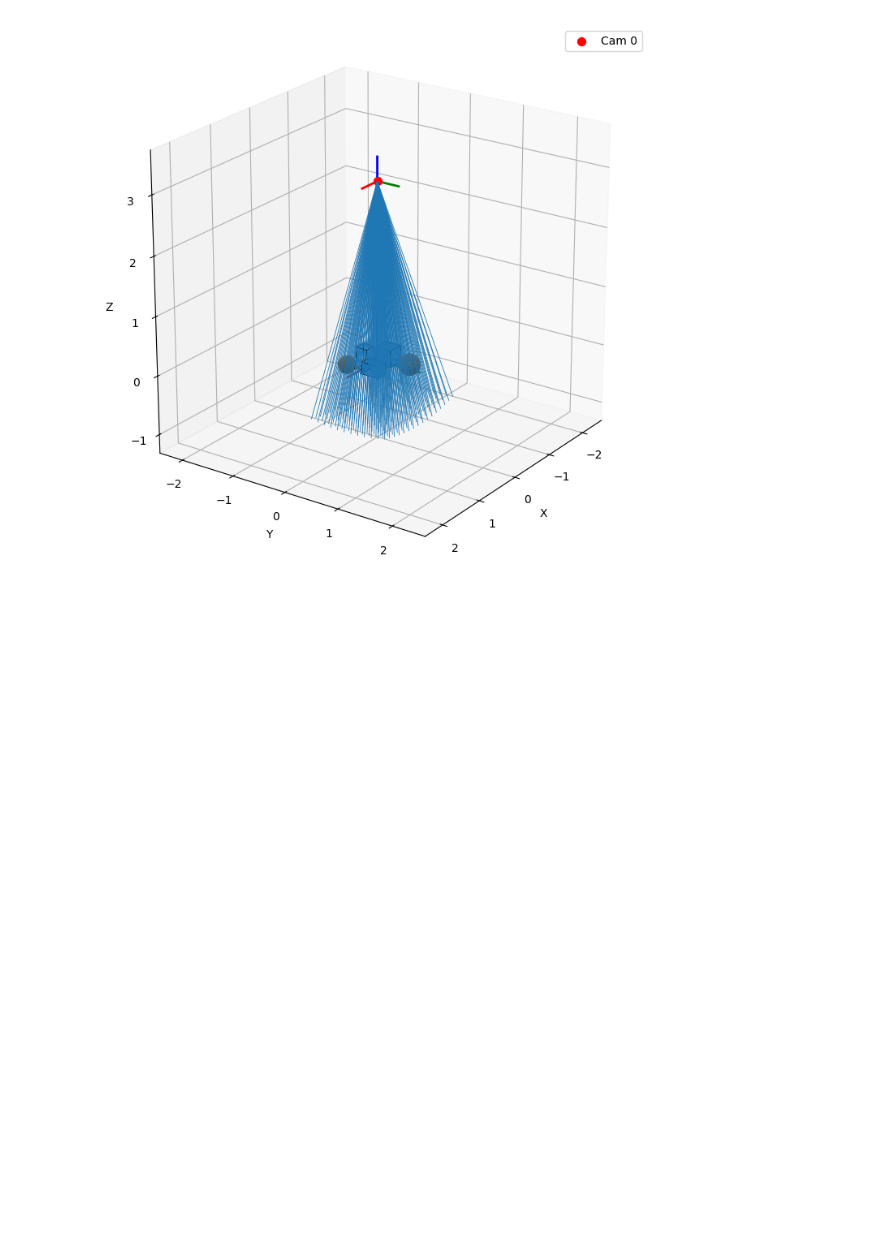
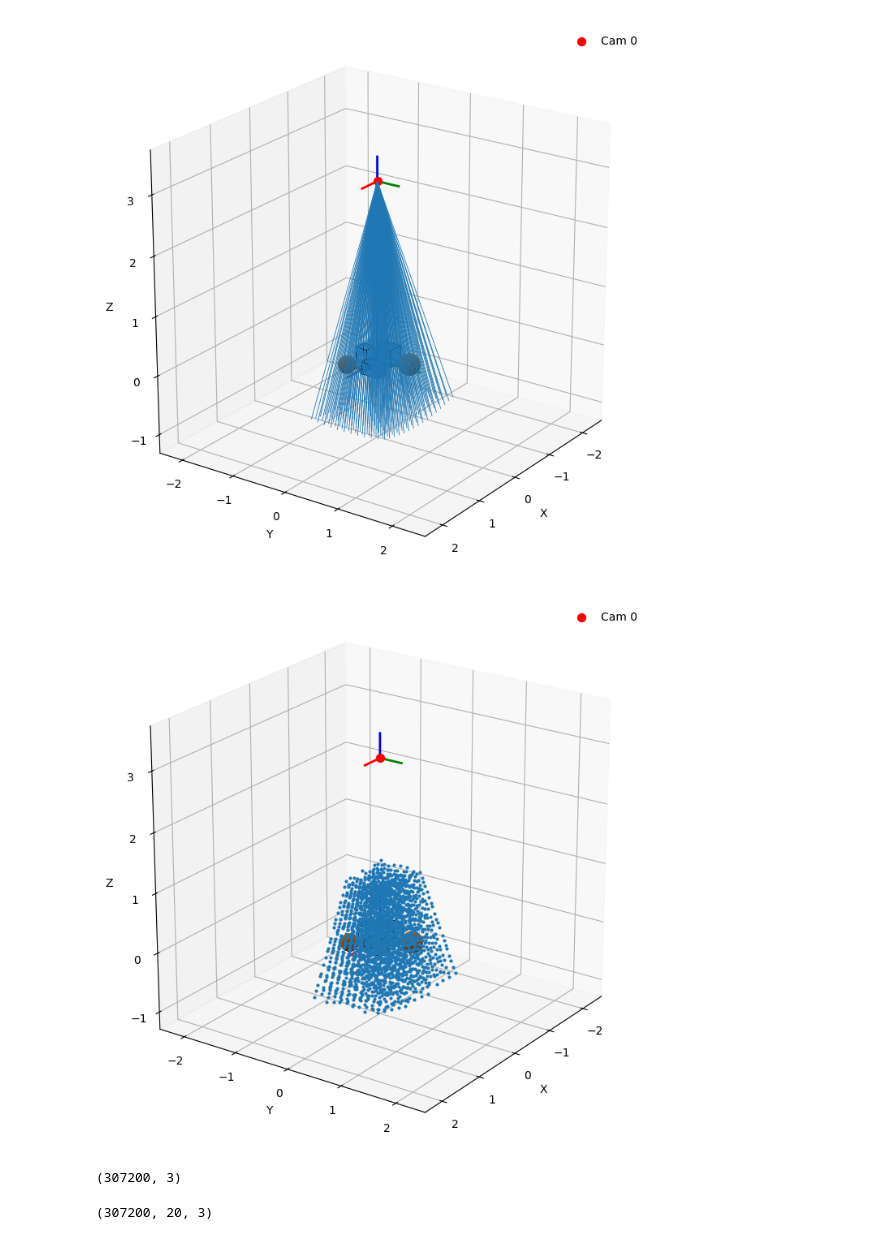
Before and after one commit to WikiGenius/nerf-lab, a Jupyter notebook: examples/demo_world.ipynb, the cells around one changed output. Drawn from its saved outputs; the diff is of its cells as text; code cells hidden in the pictures; blank space fills up the shorter version.

```diff
--- a/examples/demo_world.ipynb
+++ b/examples/demo_world.ipynb
@@ -65,6 +65,28 @@ plot_world(world, cameras=[cam], draw_rays=True, t_near=0.1, t_far = 4)
 # %% [output]
 density at (0,2,1): 0.0
 [figure]
+# %%
+
+plot_world(
+    world,
+    cameras=[cam],
+    draw_rays=True,          # we’ll show only the cloud
+    ray_mode="points",
+    ray_step=3000,              # keeps every 40‑th pixel row in the cloud
+    points=pts,
+    point_size=4,
+
+)
+# %% [output]
+[figure, added]
+# %%
+O_w.shape
+# %% [output]
+(307200, 3)
+# %%
+pts.shape
+# %% [output]
+(307200, 20, 3)
 # %%
 cam.print_info()
 # %% [output]
```
Also changed, not shown: parts of 3 cells of this notebook, 3 other files.
